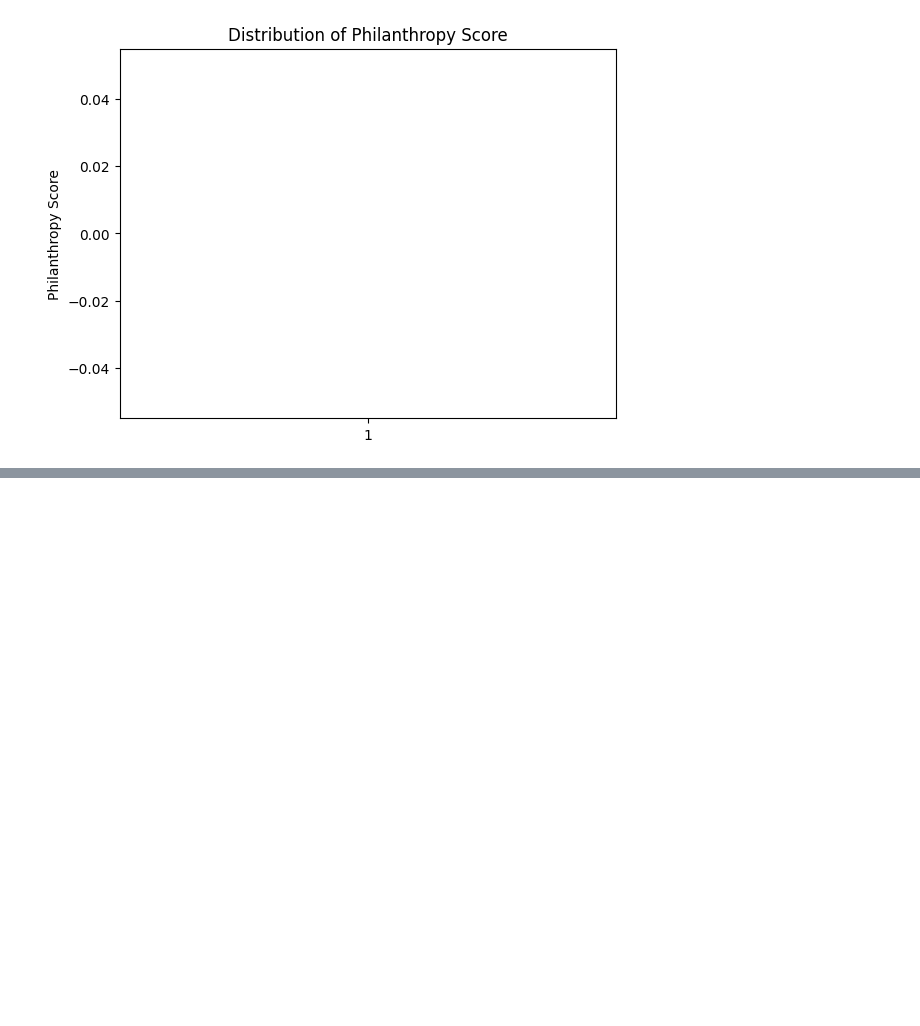
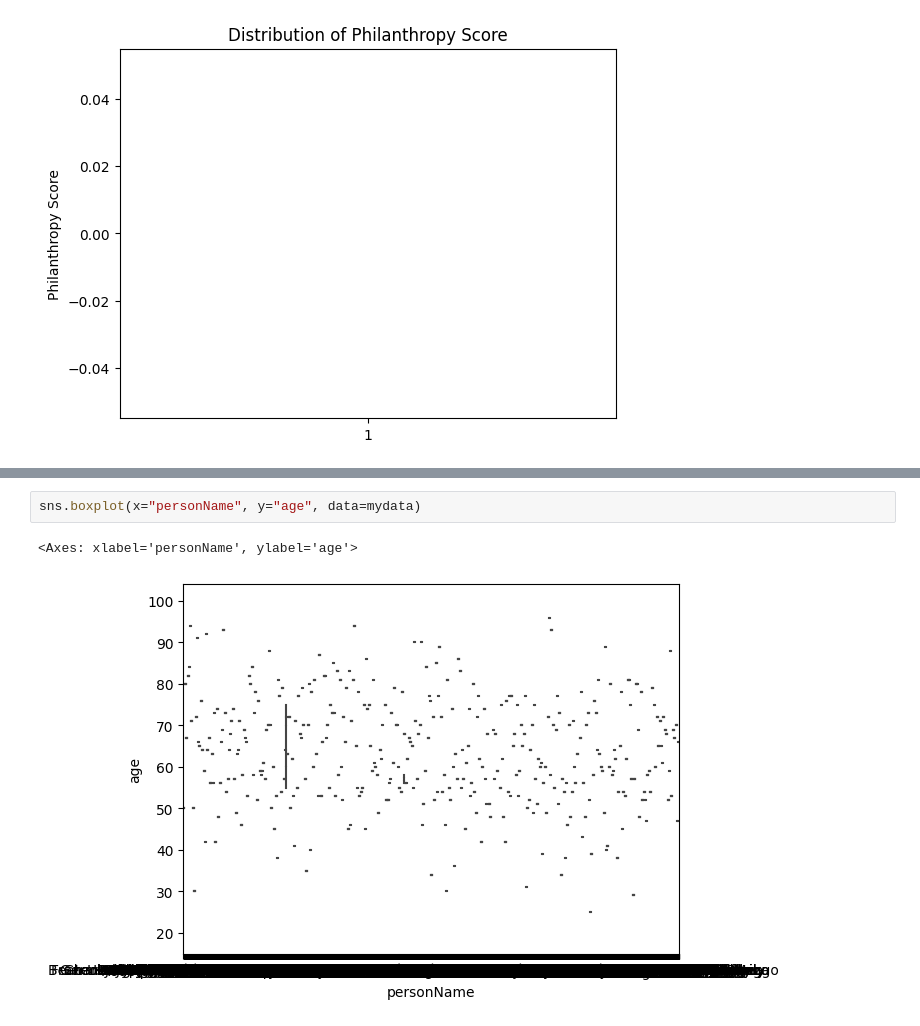
Before and after one commit to Sarajaldin/Richest-Persons, a Jupyter notebook: richest_persons.ipynb, the cells around one changed output, grey strips where cells are left out. Saved outputs shown, nothing was run; the diff lists cells and outputs as text; blank space fills up the shorter version.

```diff
--- a/richest_persons.ipynb
+++ b/richest_persons.ipynb
@@ -125,0 +190,5 @@ plt.show()
+# %%
+sns.boxplot(x="personName", y="age", data=mydata)
+# %% [output]
+<Axes: xlabel='personName', ylabel='age'>
+[figure, added]
```
Also changed, not shown: parts of 13 cells of this notebook.
